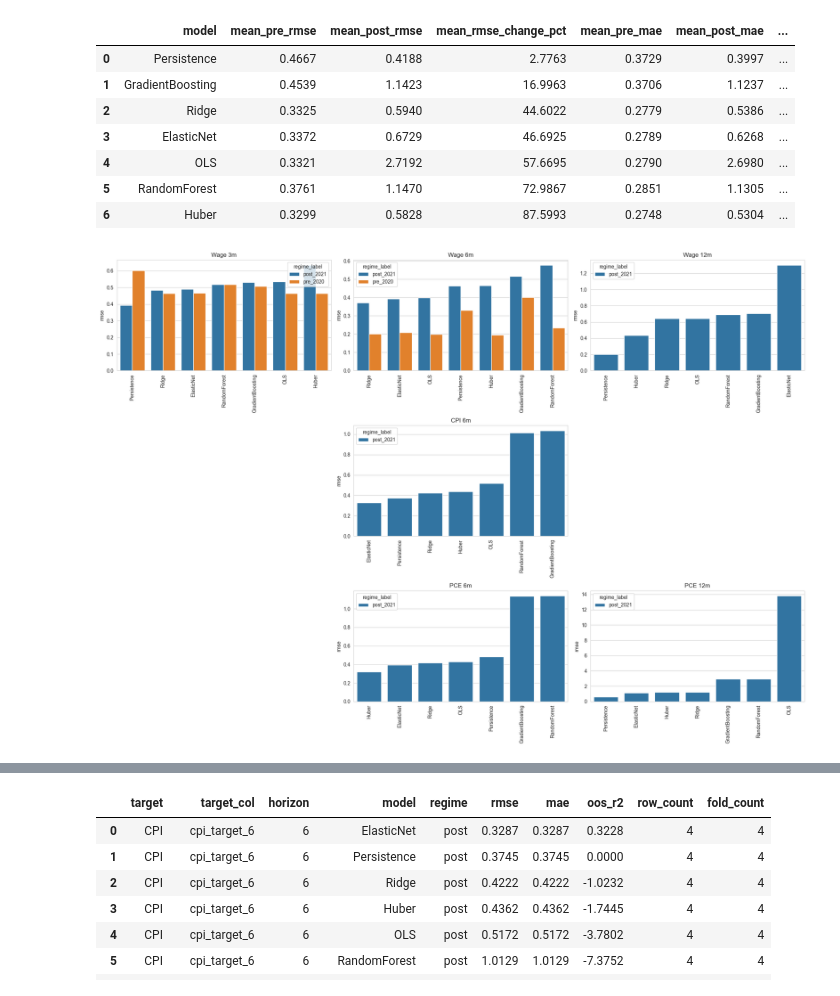
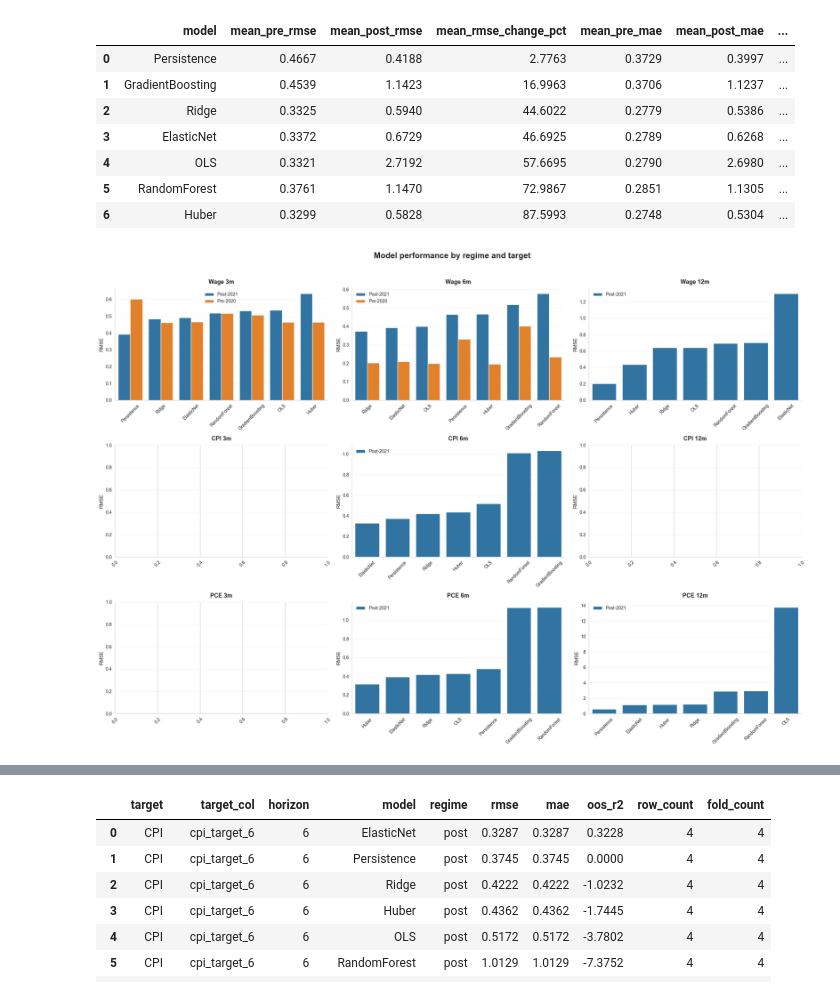
Before and after one commit to sumaitate/ML_LaborTightnessRegimeShift, a Jupyter notebook: notebooks/06_result_and_analysis.ipynb, the cells around one changed output, grey strips where cells are left out. Saved outputs shown, nothing was run; the diff lists cells and outputs as text; code cells hidden in the pictures.

```diff
--- a/notebooks/06_result_and_analysis.ipynb
+++ b/notebooks/06_result_and_analysis.ipynb
@@ -1568,40 +1568,49 @@ display(model_change.round(show_dec))
 | 6 | Huber | 0.3299 | 0.5828 | 87.5993 | 0.2748 | 0.5304 | ... |
 # %%
 plot_data = metric_data.copy()
+plot_data["regime_label"] = plot_data["regime"].map({"pre": "Pre-2020", "post": "Post-2021"})
 
-fig, axes = plt.subplots(3, 3, figsize=(20, 14), sharey=False)
+fig, axes = plt.subplots(3, 3, figsize=(22, 15), sharey=False)
 axes = axes.ravel()
 
 for ax, target_col in zip(axes, all_targets):
     part = plot_data.loc[plot_data["target_col"].eq(target_col)].copy()
-
-    if part.empty:
-        ax.set_axis_off()
-        continue
-
-    part["regime_label"] = part["regime"].map({"pre": "pre_2020", "post": "post_2021"})
+    part = part.sort_values(["regime_label", "rmse", "model"]).reset_index(drop=True)
 
     sns.barplot(
         data=part,
         x="model",
         y="rmse",
         hue="regime_label",
         ax=ax,
     )
 
-    ax.set_title(target_label(target_col))
+    ax.set_title(target_label(target_col), fontsize=13, pad=10, weight="bold")
     ax.set_xlabel("")
-    ax.set_ylabel("rmse")
-    ax.tick_params(axis="x", rotation=90)
+    ax.set_ylabel("RMSE", fontsize=11)
+    ax.tick_params(axis="x", rotation=45)
+    ax.grid(True, axis="y", alpha=0.20)
+    ax.spines["top"].set_visible(False)
+    ax.spines["right"].set_visible(False)
+
+    if ax.get_legend() is not None:
+        ax.get_legend().set_title("")
+        ax.get_legend().set_frame_on(False)
 
 for ax in axes[len(all_targets):]:
     ax.set_axis_off()
 
+fig.suptitle(
+    "Model performance by regime and target",
+    fontsize=18,
+    weight="bold",
+    y=1.02,
+)
 fig.tight_layout()
 fig.savefig(fig_root / "results_and_audit_model_comparison.png", dpi=save_dpi, bbox_inches="tight")
 plt.show()
 # %% [output]
-[figure, old version]
+[figure, new version]
 # %%
 scatter_data = (
     metric_data.groupby(["model", "regime"], as_index=False)
```
Also changed, not shown: parts of 4 cells of this notebook, 14 other files.
